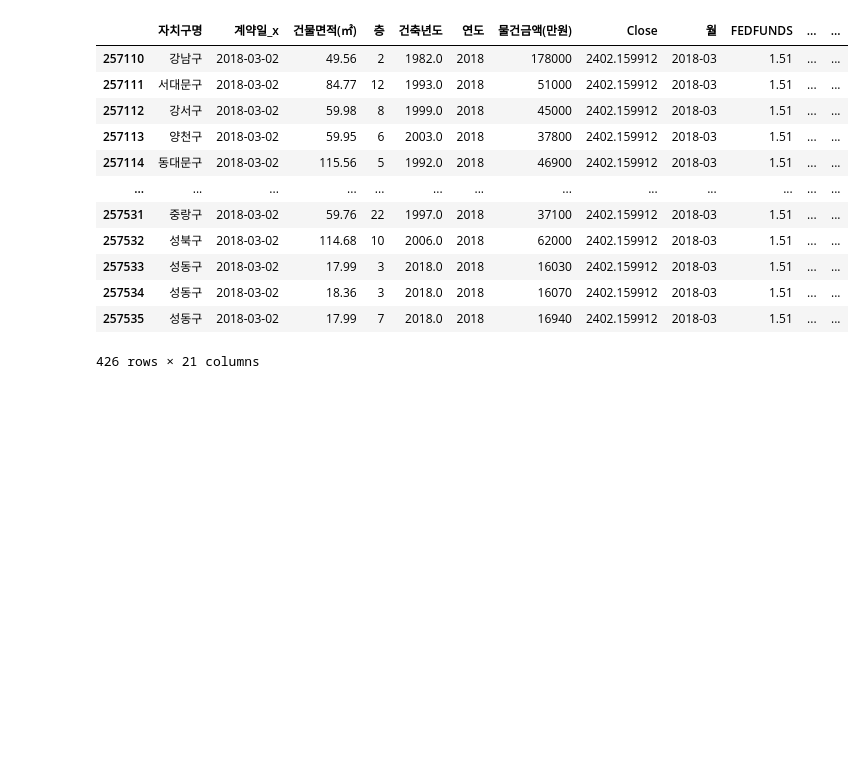
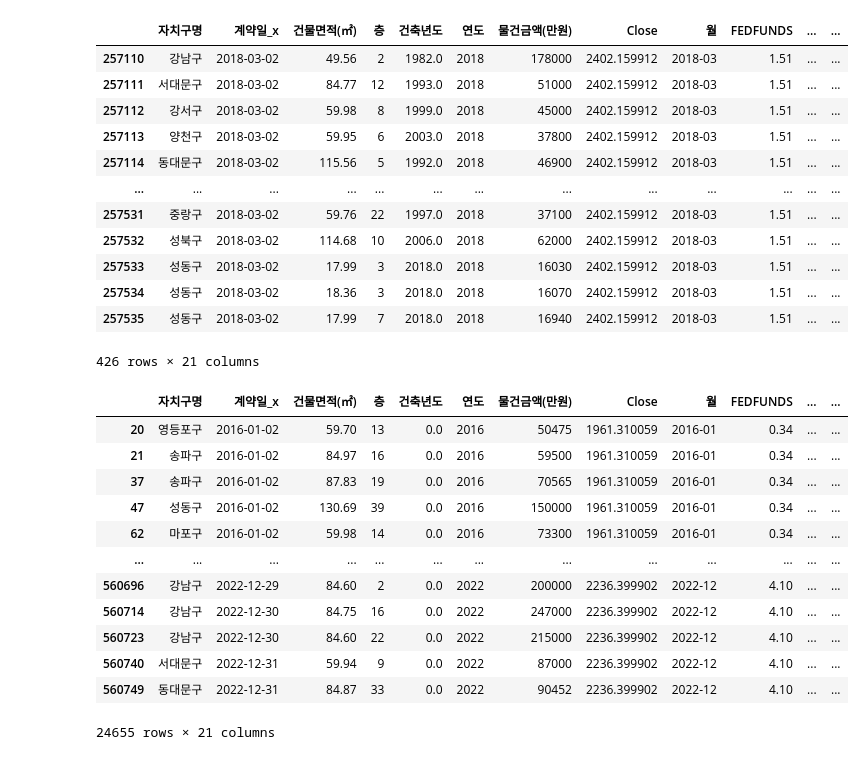
Before and after one commit to ZiNoBae/Hackathon_ubion, a Jupyter notebook: Teamproject_1st/데이터 전처리_step1.ipynb, the cells around one changed output. Cells and saved outputs as stored; diff of their text form; code cells hidden in the pictures; blank space fills up the shorter version.

```diff
--- a/Teamproject_1st/데이터 전처리_step1.ipynb
+++ b/Teamproject_1st/데이터 전처리_step1.ipynb
@@ -322,3 +322,19 @@ merged_df.loc[merged_df['계약일_x'] == '2018-03-02']
 | 257534 | 성동구 | 2018-03-02 | 18.36 | 3 | 2018.0 | 2018 | 16070 | 2402.159912 | 2018-03 | 1.51 | ... | ... |
 | 257535 | 성동구 | 2018-03-02 | 17.99 | 7 | 2018.0 | 2018 | 16940 | 2402.159912 | 2018-03 | 1.51 | ... | ... |
 426 rows × 21 columns
+# %%
+merged_df.loc[(merged_df['건축년도'] ==0)]
+# %% [output]
+|  | 자치구명 | 계약일_x | 건물면적(㎡) | 층 | 건축년도 | 연도 | 물건금액(만원) | Close | 월 | FEDFUNDS | ... | ... |
+| 20 | 영등포구 | 2016-01-02 | 59.70 | 13 | 0.0 | 2016 | 50475 | 1961.310059 | 2016-01 | 0.34 | ... | ... |
+| 21 | 송파구 | 2016-01-02 | 84.97 | 16 | 0.0 | 2016 | 59500 | 1961.310059 | 2016-01 | 0.34 | ... | ... |
+| 37 | 송파구 | 2016-01-02 | 87.83 | 19 | 0.0 | 2016 | 70565 | 1961.310059 | 2016-01 | 0.34 | ... | ... |
+| 47 | 성동구 | 2016-01-02 | 130.69 | 39 | 0.0 | 2016 | 150000 | 1961.310059 | 2016-01 | 0.34 | ... | ... |
+| 62 | 마포구 | 2016-01-02 | 59.98 | 14 | 0.0 | 2016 | 73300 | 1961.310059 | 2016-01 | 0.34 | ... | ... |
+| ... | ... | ... | ... | ... | ... | ... | ... | ... | ... | ... | ... | ... |
+| 560696 | 강남구 | 2022-12-29 | 84.60 | 2 | 0.0 | 2022 | 200000 | 2236.399902 | 2022-12 | 4.10 | ... | ... |
+| 560714 | 강남구 | 2022-12-30 | 84.75 | 16 | 0.0 | 2022 | 247000 | 2236.399902 | 2022-12 | 4.10 | ... | ... |
+| 560723 | 강남구 | 2022-12-30 | 84.60 | 22 | 0.0 | 2022 | 215000 | 2236.399902 | 2022-12 | 4.10 | ... | ... |
+| 560740 | 서대문구 | 2022-12-31 | 59.94 | 9 | 0.0 | 2022 | 87000 | 2236.399902 | 2022-12 | 4.10 | ... | ... |
+| 560749 | 동대문구 | 2022-12-31 | 84.87 | 33 | 0.0 | 2022 | 90452 | 2236.399902 | 2022-12 | 4.10 | ... | ... |
+24655 rows × 21 columns
```
